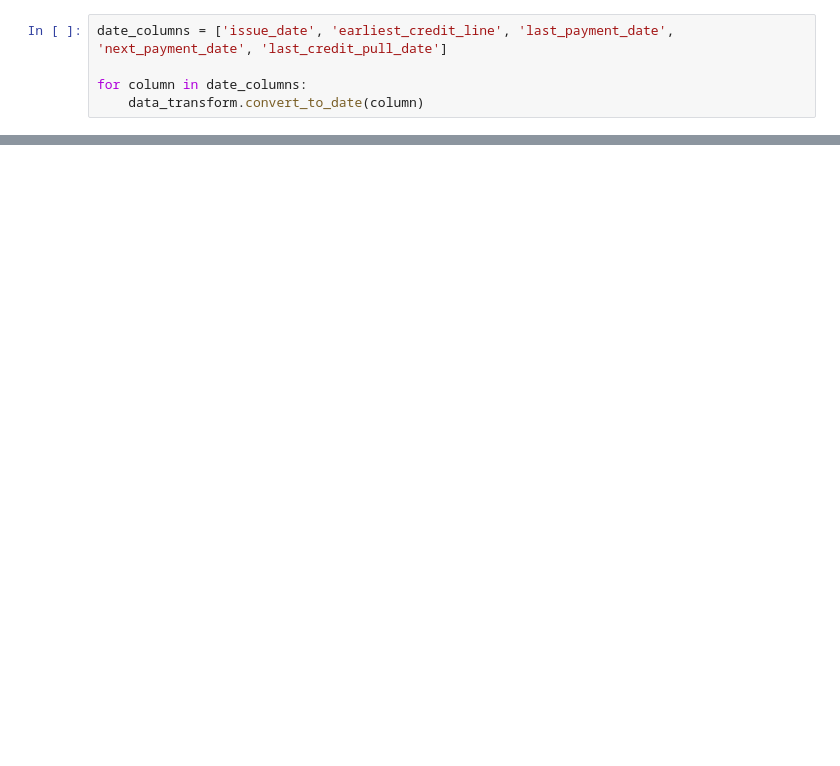
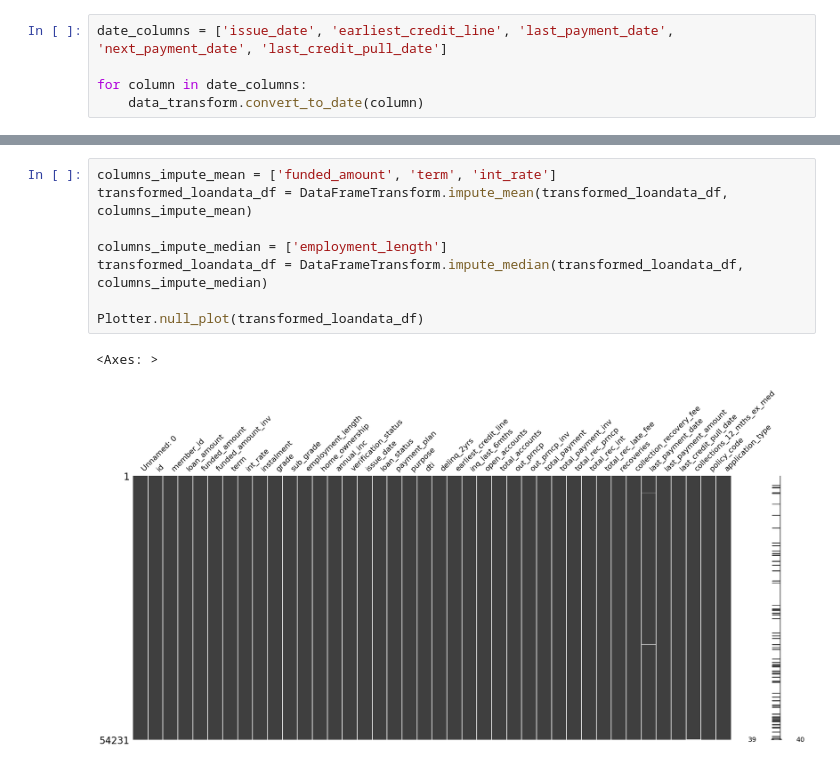
Before and after one commit to gordondms/exploratory-data-analysis---customer-loans-in-finance789, a Jupyter notebook: EDA.ipynb, the cells around one changed output, grey strips where cells are left out. Cells and saved outputs as stored; diff of their text form; blank space fills up the shorter version.

```diff
--- a/EDA.ipynb
+++ b/EDA.ipynb
@@ -36,0 +195,11 @@ transformed_loandata_df = loandata_df.copy()
+# %%
+columns_impute_mean = ['funded_amount', 'term', 'int_rate']
+transformed_loandata_df = DataFrameTransform.impute_mean(transformed_loandata_df, columns_impute_mean)
+
+columns_impute_median = ['employment_length']
+transformed_loandata_df = DataFrameTransform.impute_median(transformed_loandata_df, columns_impute_median)
+
+Plotter.null_plot(transformed_loandata_df)
+# %% [output]
+<Axes: >
+[figure, added]
```
Also changed, not shown: parts of 40 cells of this notebook, 7 other files.
